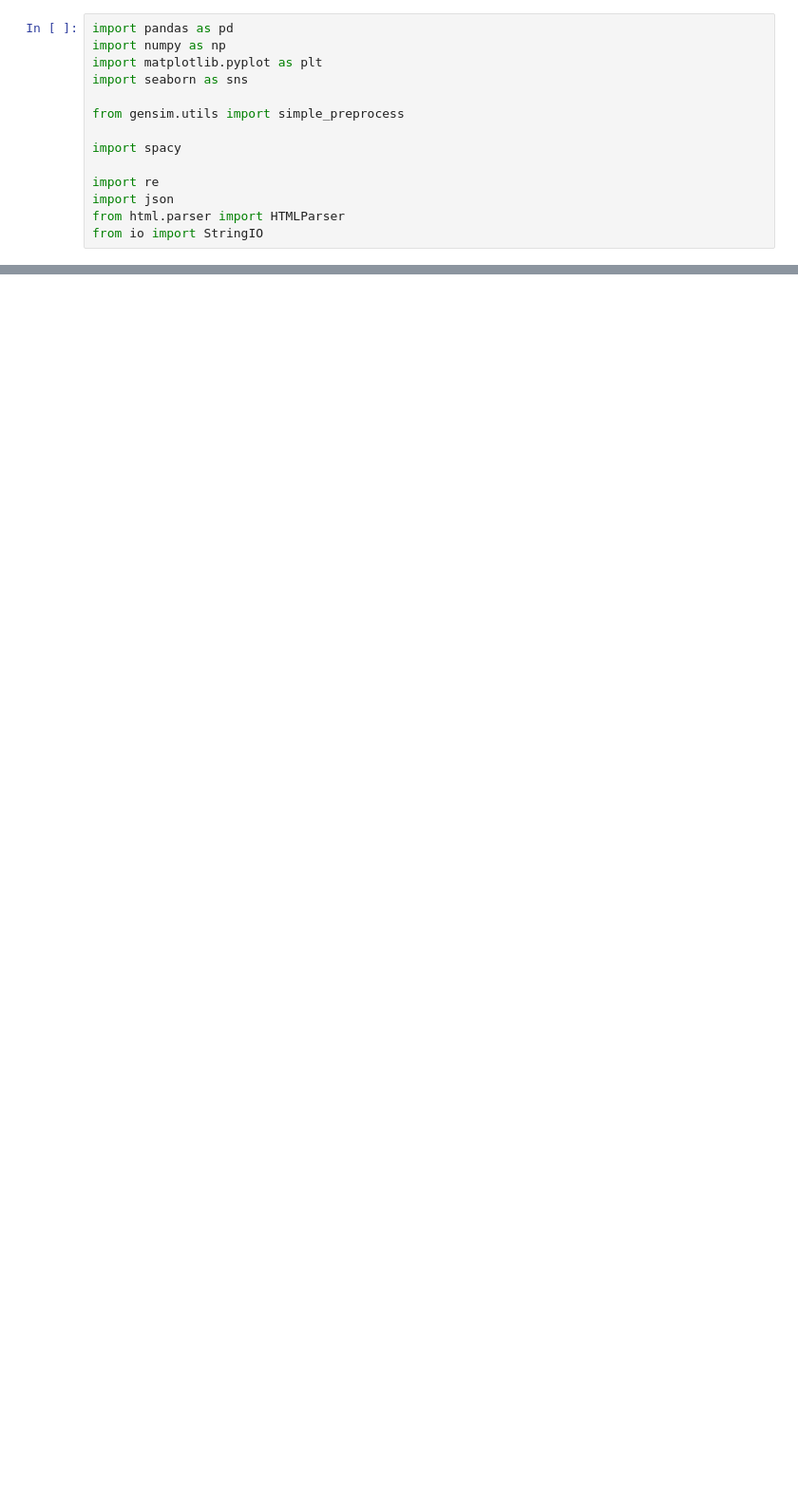
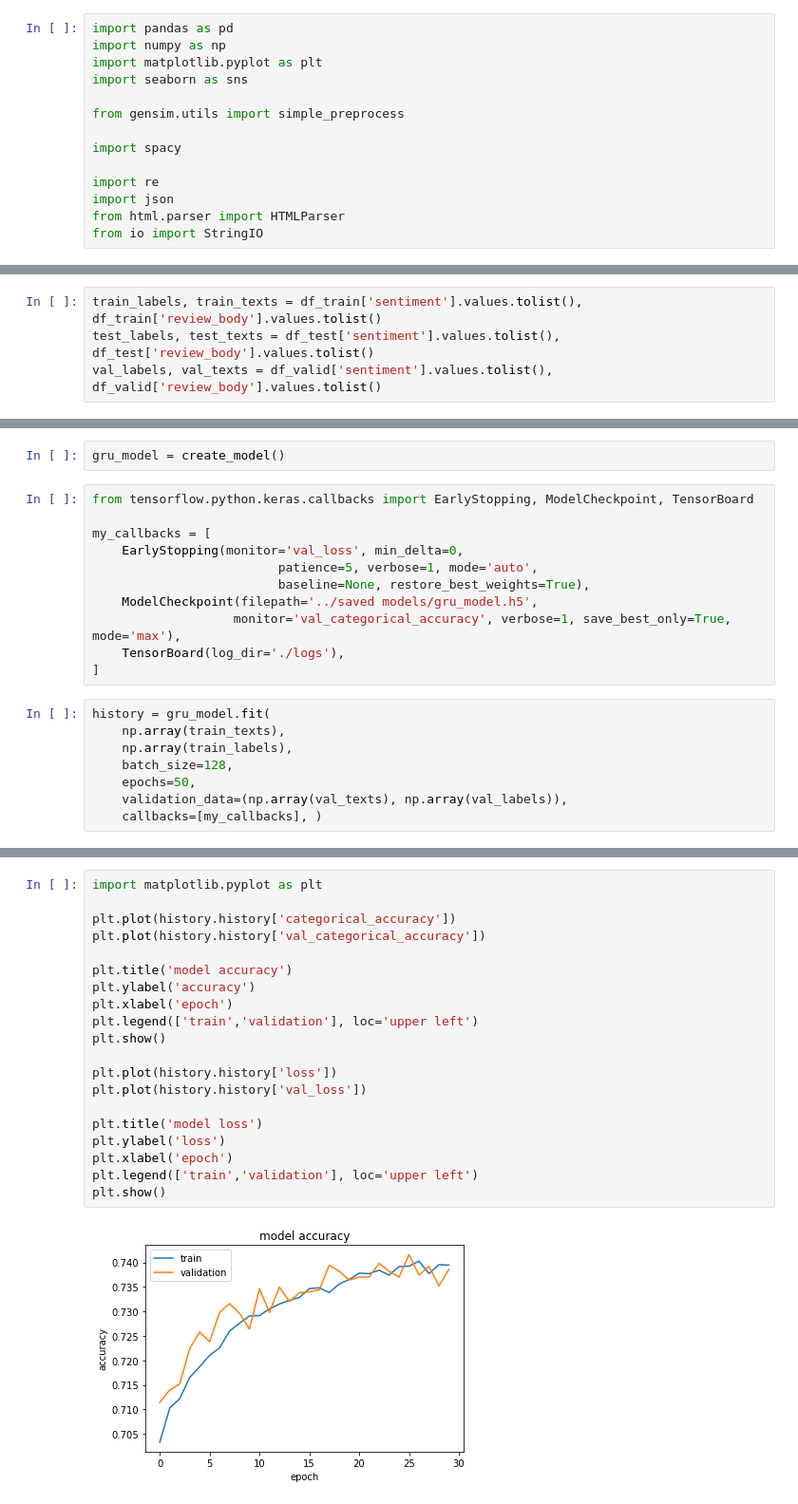
Before and after one commit to younes16morsi/PFE_RIGHTINNOV, a Jupyter notebook: Sentiment Analysis/[FR]Analyse des sentiments .ipynb, the cells around one changed output, grey strips where cells are left out. Shown: that part at 95% size. Cells and saved outputs as stored; diff of their text form; blank space fills up the shorter version.

```diff
--- a/Sentiment Analysis/[FR]Analyse des sentiments .ipynb
+++ b/Sentiment Analysis/[FR]Analyse des sentiments .ipynb
@@ -158,0 +62,4 @@ ft = fasttext.load_model('cc.fr.300.bin')
+# %%
+train_labels, train_texts = df_train['sentiment'].values.tolist(), df_train['review_body'].values.tolist()
+test_labels, test_texts = df_test['sentiment'].values.tolist(), df_test['review_body'].values.tolist()
+val_labels, val_texts = df_valid['sentiment'].values.tolist(), df_valid['review_body'].values.tolist()
@@ -158,0 +146,21 @@ ft = fasttext.load_model('cc.fr.300.bin')
+# %%
+gru_model = create_model()
+# %%
+from tensorflow.python.keras.callbacks import EarlyStopping, ModelCheckpoint, TensorBoard
+
+my_callbacks = [
+    EarlyStopping(monitor='val_loss', min_delta=0,
+                         patience=5, verbose=1, mode='auto',
+                         baseline=None, restore_best_weights=True),
+    ModelCheckpoint(filepath='../saved models/gru_model.h5',
+                   monitor='val_categorical_accuracy', verbose=1, save_best_only=True, mode='max'),
+    TensorBoard(log_dir='./logs'),
+]
+# %%
+history = gru_model.fit(
+    np.array(train_texts),
+    np.array(train_labels),
+    batch_size=128,
+    epochs=50,
+    validation_data=(np.array(val_texts), np.array(val_labels)),
+    callbacks=[my_callbacks], )
@@ -158,0 +271,22 @@ ft = fasttext.load_model('cc.fr.300.bin')
+# %%
+import matplotlib.pyplot as plt
+
+plt.plot(history.history['categorical_accuracy'])
+plt.plot(history.history['val_categorical_accuracy'])
+
+plt.title('model accuracy')
+plt.ylabel('accuracy')
+plt.xlabel('epoch')
+plt.legend(['train','validation'], loc='upper left')
+plt.show()
+
+plt.plot(history.history['loss'])
+plt.plot(history.history['val_loss'])
+
+plt.title('model loss')
+plt.ylabel('loss')
+plt.xlabel('epoch')
+plt.legend(['train','validation'], loc='upper left')
+plt.show()
+# %% [output]
+[figure, added]
```
Also changed, not shown: parts of 34 cells of this notebook, 55 other files.
